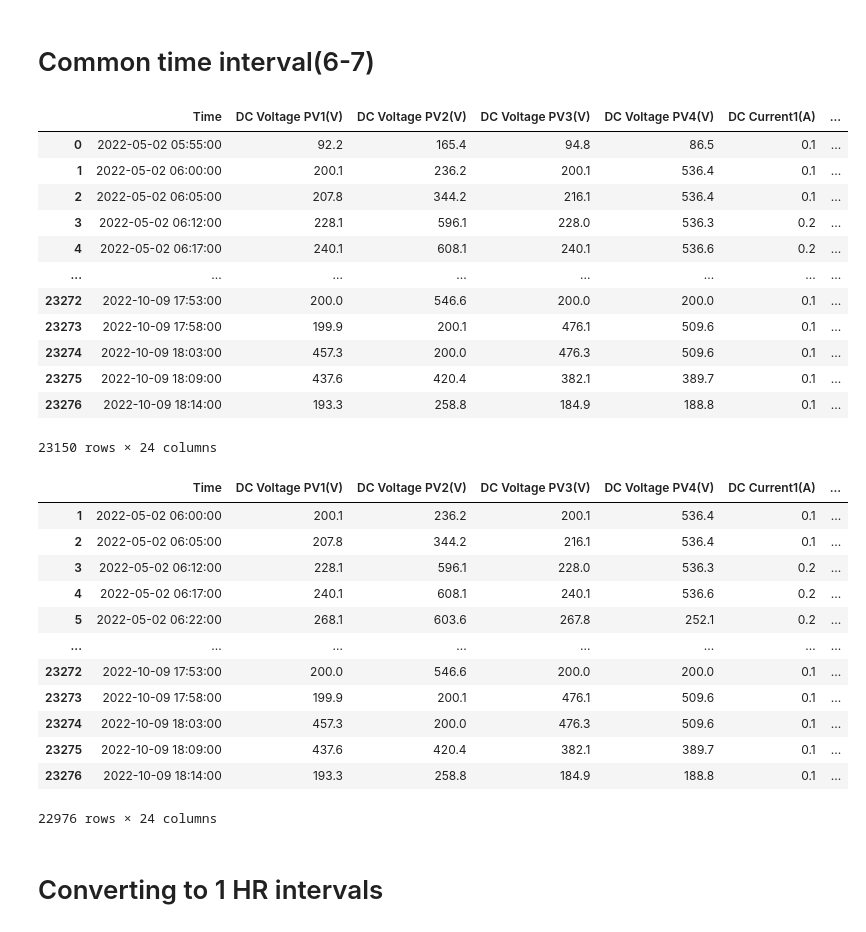
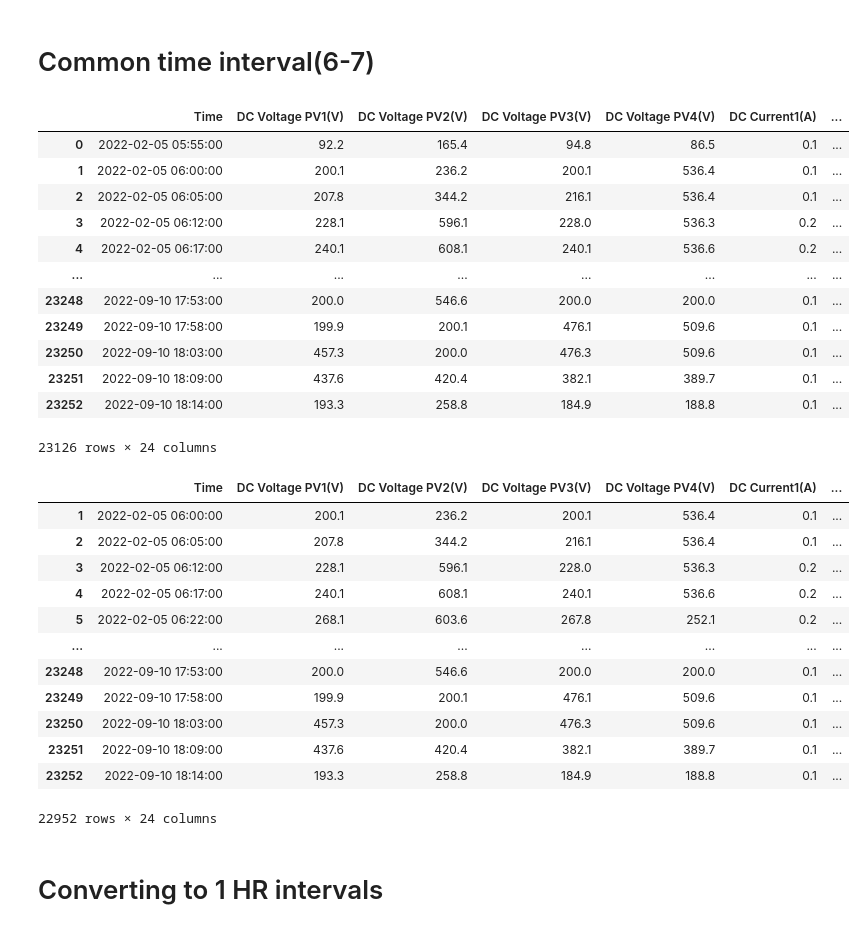
Before and after one commit to AksharaReddyPatlannagari/MAJOR-PROJECT, a Jupyter notebook: processing.ipynb, the cells around one changed output. Cells and saved outputs as stored; diff of their text form; code cells hidden in the pictures.

Commit message:
write a function for converting date to datetime

```diff
--- a/processing.ipynb
+++ b/processing.ipynb
@@ -341,3 +340,6 @@ outliersN
 | 23251 | 09-10-2022 18:09 | 437.6 | 420.4 | 382.1 | 389.7 | 0.1 | ... |
 | 23252 | 09-10-2022 18:14 | 193.3 | 258.8 | 184.9 | 188.8 | 0.1 | ... |
 23253 rows × 24 columns
+# %%
+outliersN.loc[:,'Time'] = outliersN['Time'].astype('string')#converted time to string
+outliersN.dtypes
@@ -343,0 +364,3 @@ outliersN
+# %%
+outliersN['Time']= pd.to_datetime(outliersN['Time'])
+outliersN.dtypes
@@ -345,39 +386,39 @@ outliersN
 # Common time interval(6-7)
 # %%
 from datetime import time
-d1=d[d['Time'].apply(lambda x: x.time()) < time(19,00,00)]
+d1=outliersN[outliersN['Time'].apply(lambda x: x.time()) < time(19,00,00)]
 d1
 # %% [output]
 |  | Time | DC Voltage PV1(V) | DC Voltage PV2(V) | DC Voltage PV3(V) | DC Voltage PV4(V) | DC Current1(A) | ... |
-| 0 | 2022-05-02 05:55:00 | 92.2 | 165.4 | 94.8 | 86.5 | 0.1 | ... |
-| 1 | 2022-05-02 06:00:00 | 200.1 | 236.2 | 200.1 | 536.4 | 0.1 | ... |
-| 2 | 2022-05-02 06:05:00 | 207.8 | 344.2 | 216.1 | 536.4 | 0.1 | ... |
-| 3 | 2022-05-02 06:12:00 | 228.1 | 596.1 | 228.0 | 536.3 | 0.2 | ... |
-| 4 | 2022-05-02 06:17:00 | 240.1 | 608.1 | 240.1 | 536.6 | 0.2 | ... |
+| 0 | 2022-02-05 05:55:00 | 92.2 | 165.4 | 94.8 | 86.5 | 0.1 | ... |
+| 1 | 2022-02-05 06:00:00 | 200.1 | 236.2 | 200.1 | 536.4 | 0.1 | ... |
+| 2 | 2022-02-05 06:05:00 | 207.8 | 344.2 | 216.1 | 536.4 | 0.1 | ... |
+| 3 | 2022-02-05 06:12:00 | 228.1 | 596.1 | 228.0 | 536.3 | 0.2 | ... |
+| 4 | 2022-02-05 06:17:00 | 240.1 | 608.1 | 240.1 | 536.6 | 0.2 | ... |
 | ... | ... | ... | ... | ... | ... | ... | ... |
-| 23272 | 2022-10-09 17:53:00 | 200.0 | 546.6 | 200.0 | 200.0 | 0.1 | ... |
-| 23273 | 2022-10-09 17:58:00 | 199.9 | 200.1 | 476.1 | 509.6 | 0.1 | ... |
-| 23274 | 2022-10-09 18:03:00 | 457.3 | 200.0 | 476.3 | 509.6 | 0.1 | ... |
-| 23275 | 2022-10-09 18:09:00 | 437.6 | 420.4 | 382.1 | 389.7 | 0.1 | ... |
-| 23276 | 2022-10-09 18:14:00 | 193.3 | 258.8 | 184.9 | 188.8 | 0.1 | ... |
+| 23248 | 2022-09-10 17:53:00 | 200.0 | 546.6 | 200.0 | 200.0 | 0.1 | ... |
+| 23249 | 2022-09-10 17:58:00 | 199.9 | 200.1 | 476.1 | 509.6 | 0.1 | ... |
+| 23250 | 2022-09-10 18:03:00 | 457.3 | 200.0 | 476.3 | 509.6 | 0.1 | ... |
+| 23251 | 2022-09-10 18:09:00 | 437.6 | 420.4 | 382.1 | 389.7 | 0.1 | ... |
+| 23252 | 2022-09-10 18:14:00 | 193.3 | 258.8 | 184.9 | 188.8 | 0.1 | ... |
-23150 rows × 24 columns
+23126 rows × 24 columns
 # %%
 d1=d1[d1['Time'].apply(lambda x: x.time()) >= time(6,00,00)]
 d1
 # %% [output]
 |  | Time | DC Voltage PV1(V) | DC Voltage PV2(V) | DC Voltage PV3(V) | DC Voltage PV4(V) | DC Current1(A) | ... |
-| 1 | 2022-05-02 06:00:00 | 200.1 | 236.2 | 200.1 | 536.4 | 0.1 | ... |
-| 2 | 2022-05-02 06:05:00 | 207.8 | 344.2 | 216.1 | 536.4 | 0.1 | ... |
-| 3 | 2022-05-02 06:12:00 | 228.1 | 596.1 | 228.0 | 536.3 | 0.2 | ... |
-| 4 | 2022-05-02 06:17:00 | 240.1 | 608.1 | 240.1 | 536.6 | 0.2 | ... |
-| 5 | 2022-05-02 06:22:00 | 268.1 | 603.6 | 267.8 | 252.1 | 0.2 | ... |
+| 1 | 2022-02-05 06:00:00 | 200.1 | 236.2 | 200.1 | 536.4 | 0.1 | ... |
+| 2 | 2022-02-05 06:05:00 | 207.8 | 344.2 | 216.1 | 536.4 | 0.1 | ... |
+| 3 | 2022-02-05 06:12:00 | 228.1 | 596.1 | 228.0 | 536.3 | 0.2 | ... |
+| 4 | 2022-02-05 06:17:00 | 240.1 | 608.1 | 240.1 | 536.6 | 0.2 | ... |
+| 5 | 2022-02-05 06:22:00 | 268.1 | 603.6 | 267.8 | 252.1 | 0.2 | ... |
 | ... | ... | ... | ... | ... | ... | ... | ... |
-| 23272 | 2022-10-09 17:53:00 | 200.0 | 546.6 | 200.0 | 200.0 | 0.1 | ... |
-| 23273 | 2022-10-09 17:58:00 | 199.9 | 200.1 | 476.1 | 509.6 | 0.1 | ... |
-| 23274 | 2022-10-09 18:03:00 | 457.3 | 200.0 | 476.3 | 509.6 | 0.1 | ... |
-| 23275 | 2022-10-09 18:09:00 | 437.6 | 420.4 | 382.1 | 389.7 | 0.1 | ... |
-| 23276 | 2022-10-09 18:14:00 | 193.3 | 258.8 | 184.9 | 188.8 | 0.1 | ... |
+| 23248 | 2022-09-10 17:53:00 | 200.0 | 546.6 | 200.0 | 200.0 | 0.1 | ... |
+| 23249 | 2022-09-10 17:58:00 | 199.9 | 200.1 | 476.1 | 509.6 | 0.1 | ... |
+| 23250 | 2022-09-10 18:03:00 | 457.3 | 200.0 | 476.3 | 509.6 | 0.1 | ... |
+| 23251 | 2022-09-10 18:09:00 | 437.6 | 420.4 | 382.1 | 389.7 | 0.1 | ... |
+| 23252 | 2022-09-10 18:14:00 | 193.3 | 258.8 | 184.9 | 188.8 | 0.1 | ... |
-22976 rows × 24 columns
+22952 rows × 24 columns
 # %% [markdown]
 # Converting to 1 HR intervals
 # %%
```
Also changed, not shown: parts of 4 cells of this notebook.
